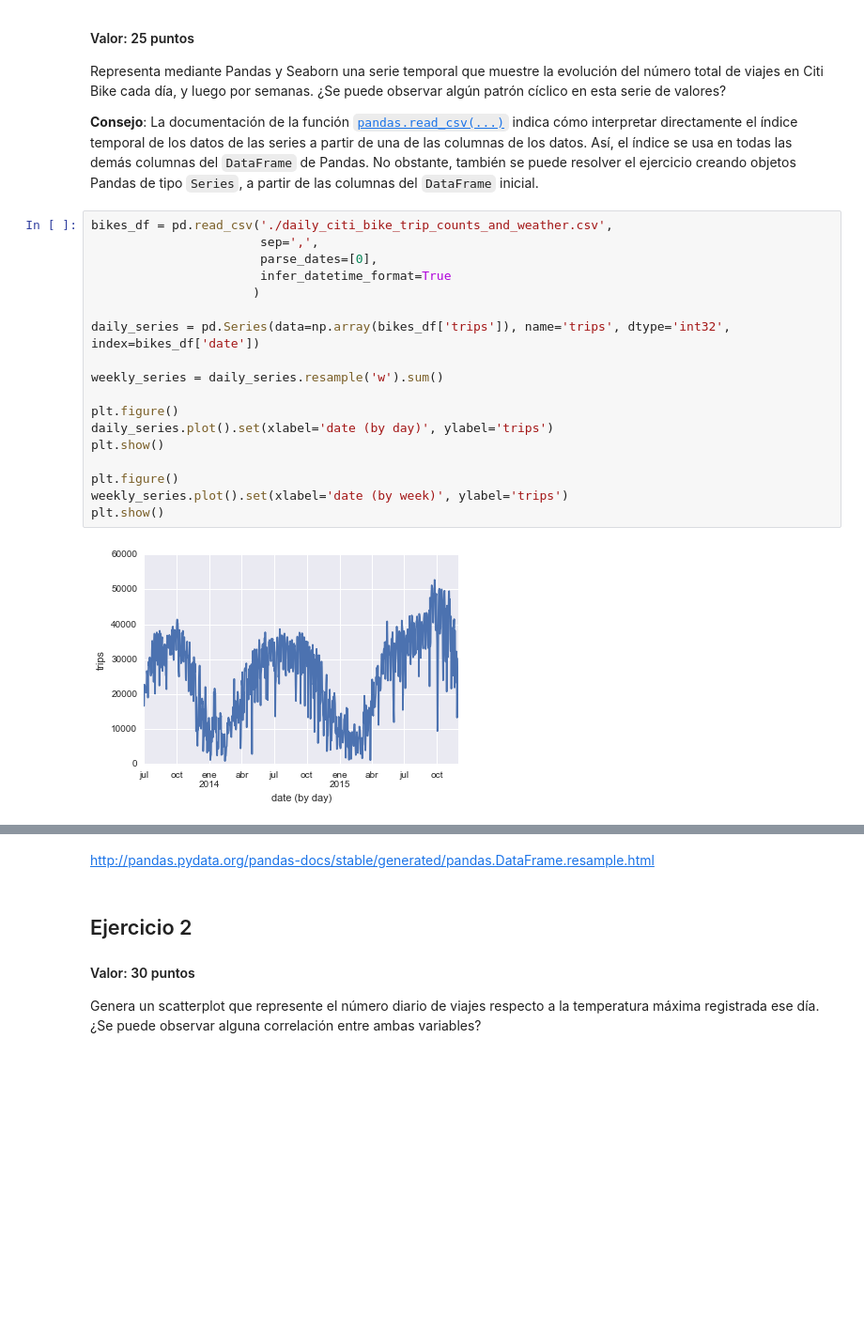
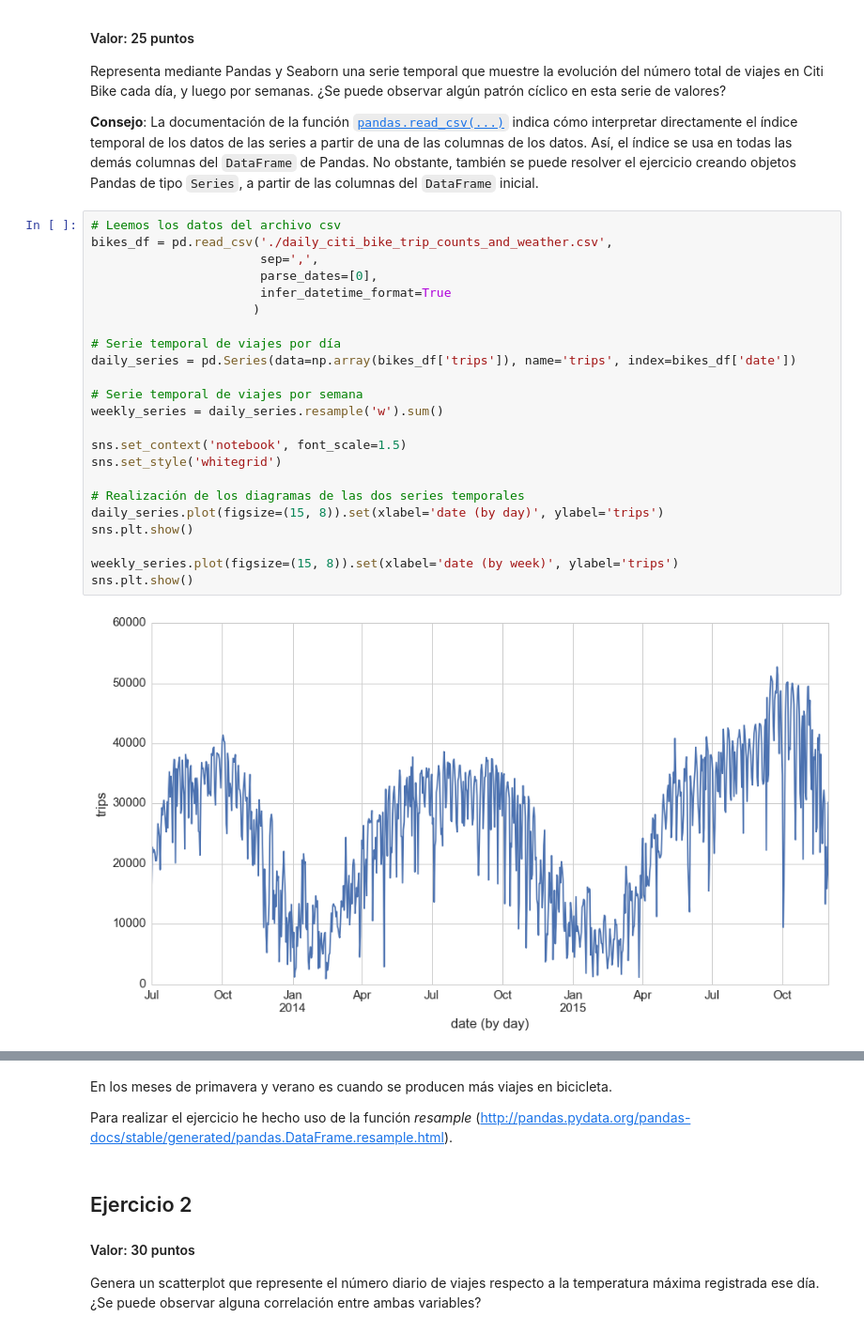
Before and after one commit to jvicentem/pandas-and-seaborn-assignment, a Jupyter notebook: Citi Bike System NYC.ipynb, the cells around one changed output, grey strips where cells are left out. Shown at 94% size. Cells and saved outputs as stored; diff of their text form; blank space fills up the shorter version.

```diff
--- a/Citi Bike System NYC.ipynb
+++ b/Citi Bike System NYC.ipynb
@@ -46,22 +45,27 @@ Representa mediante Pandas y Seaborn una serie temporal que muestre la evolució
 
 **Consejo**: La documentación de la función [`pandas.read_csv(...)`](http://pandas.pydata.org/pandas-docs/stable/generated/pandas.read_csv.html) indica cómo interpretar directamente el índice temporal de los datos de las series a partir de una de las columnas de los datos. Así, el índice se usa en todas las demás columnas del `DataFrame` de Pandas. No obstante, también se puede resolver el ejercicio creando objetos Pandas de tipo `Series`, a partir de las columnas del `DataFrame` inicial.
 # %%
+# Leemos los datos del archivo csv
 bikes_df = pd.read_csv('./daily_citi_bike_trip_counts_and_weather.csv',
                        sep=',',
                        parse_dates=[0],
                        infer_datetime_format=True
                       )
 
-daily_series = pd.Series(data=np.array(bikes_df['trips']), name='trips', dtype='int32', index=bikes_df['date'])
+# Serie temporal de viajes por día
+daily_series = pd.Series(data=np.array(bikes_df['trips']), name='trips', index=bikes_df['date'])
 
+# Serie temporal de viajes por semana
 weekly_series = daily_series.resample('w').sum()
 
-plt.figure()
-daily_series.plot().set(xlabel='date (by day)', ylabel='trips')
-plt.show()
+sns.set_context('notebook', font_scale=1.5)
+sns.set_style('whitegrid')
 
-plt.figure()
-weekly_series.plot().set(xlabel='date (by week)', ylabel='trips')
-plt.show()
+# Realización de los diagramas de las dos series temporales
+daily_series.plot(figsize=(15, 8)).set(xlabel='date (by day)', ylabel='trips')
+sns.plt.show()
+
+weekly_series.plot(figsize=(15, 8)).set(xlabel='date (by week)', ylabel='trips')
+sns.plt.show()
 # %% [output]
-[figure, old version]
+[figure, new version]
@@ -69,5 +73,7 @@ plt.show()
-# %% [markdown]
-http://pandas.pydata.org/pandas-docs/stable/generated/pandas.DataFrame.resample.html
+# %% [markdown]
+En los meses de primavera y verano es cuando se producen más viajes en bicicleta.
+
+Para realizar el ejercicio he hecho uso de la función *resample* (http://pandas.pydata.org/pandas-docs/stable/generated/pandas.DataFrame.resample.html).
 # %% [markdown]
 ## Ejercicio 2
 #### Valor: 30 puntos
```
Also changed, not shown: parts of 8 cells of this notebook.
